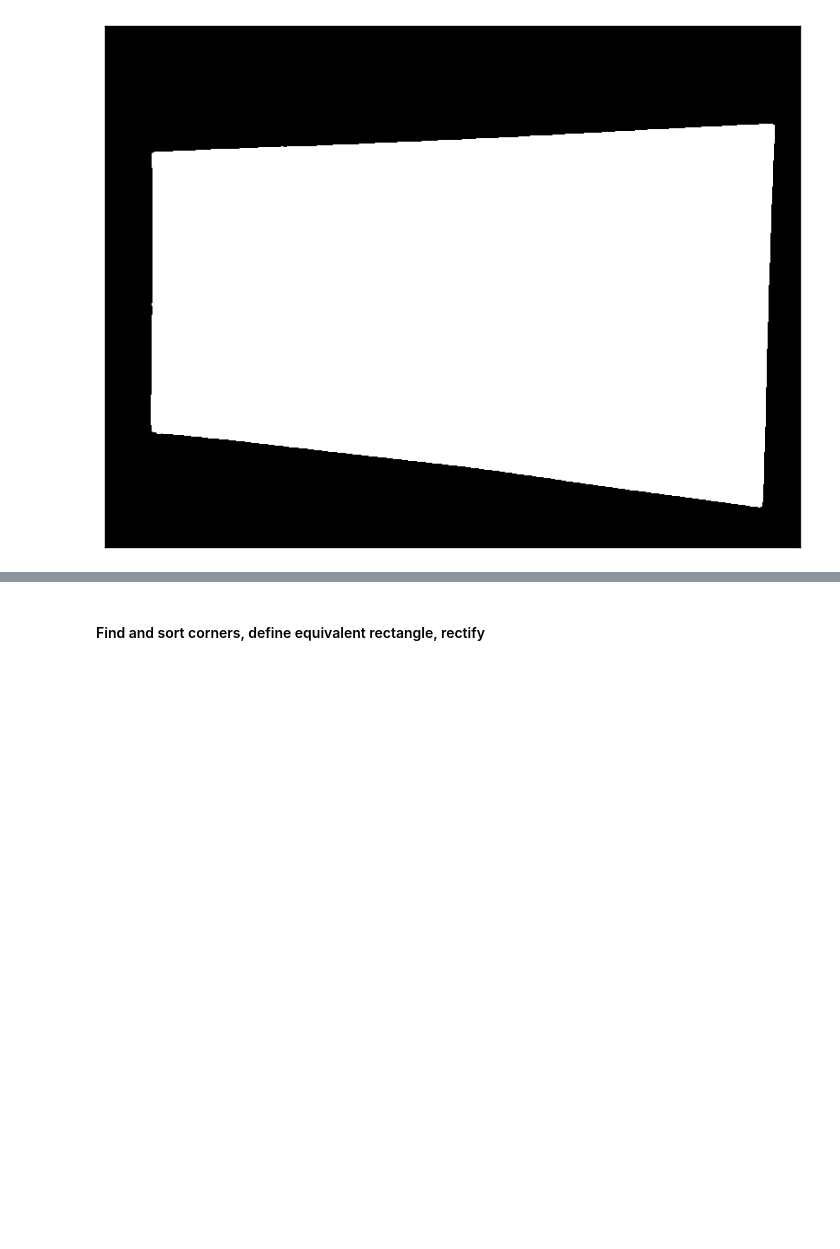
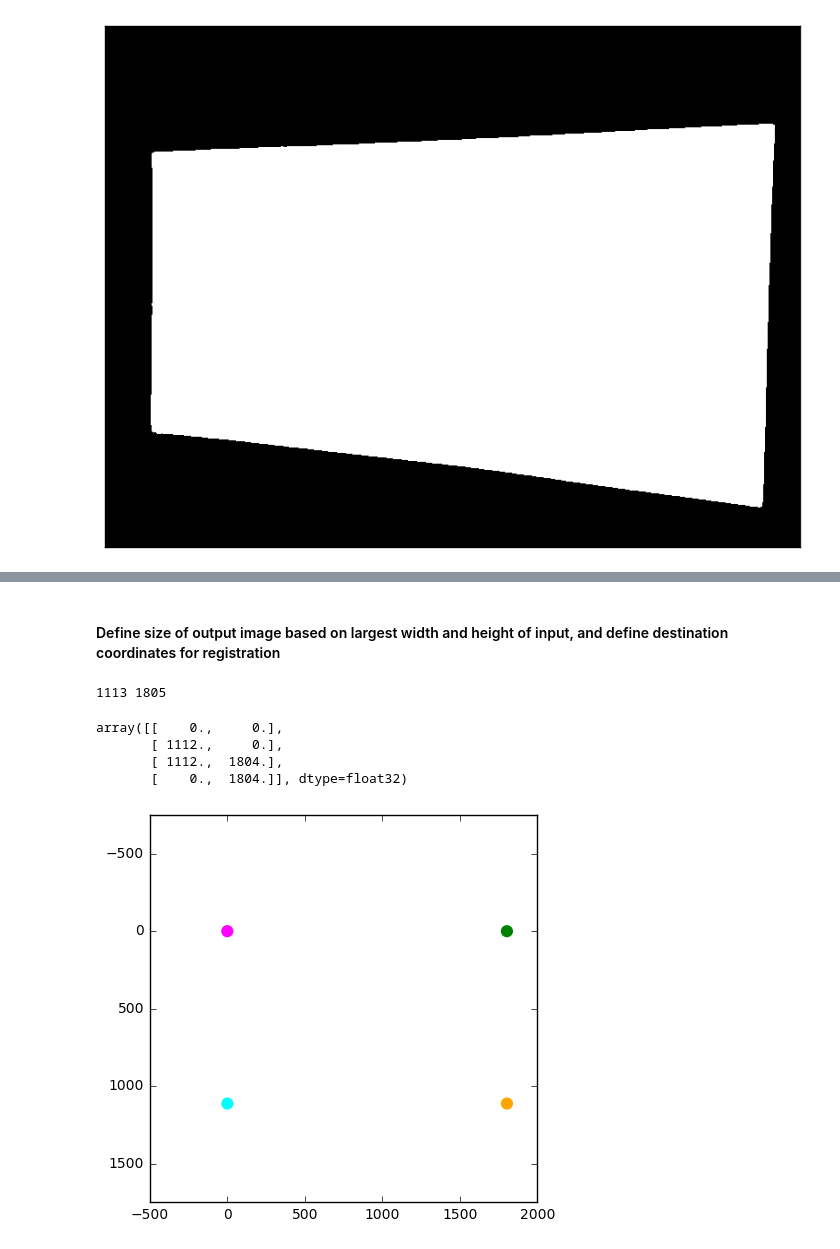
Before and after one commit to mycarta/rainbowbot, a Jupyter notebook: identify_isolate_rectify.ipynb, the cells around one changed output, grey strips where cells are left out. Saved outputs shown, nothing was run; the diff lists cells and outputs as text; code cells hidden in the pictures; blank space fills up the shorter version.

```diff
--- a/identify_isolate_rectify.ipynb
+++ b/identify_isolate_rectify.ipynb
@@ -168,2 +200,0 @@ plt.show()
-# %% [markdown]
-#### Find and sort corners, define equivalent rectangle, rectify
@@ -171,0 +201,36 @@ plt.show()
+# %% [markdown]
+#### Define size of output image based on largest width and height of input, and define destination coordinates for registration
+# %%
+w1 = np.sqrt(((sortedCoords[0, 1]-sortedCoords[3, 1])**2)+((sortedCoords[0, 0]-sortedCoords[3, 0])**2))
+w2 = np.sqrt(((sortedCoords[1, 1]-sortedCoords[2, 1])**2)+((sortedCoords[1, 0]-sortedCoords[2, 0])**2))
+
+h1 = np.sqrt(((sortedCoords[0, 1]-sortedCoords[1, 1])**2)+((sortedCoords[0, 0]-sortedCoords[1, 0])**2))
+h2 = np.sqrt(((sortedCoords[3, 1]-sortedCoords[2, 1])**2)+((sortedCoords[3, 0]-sortedCoords[2, 0])**2))
+
+w = max(int(w1), int(w2))
+h = max(int(h1), int(h2))
+
+print h,w
+# %% [output]
+1113 1805
+# %%
+dst = np.array([
+        [0, 0],
+        [h-1, 0],
+        [h-1, w-1],
+        [0, w-1]], dtype = 'float32')
+dst
+# %% [output]
+array([[    0.,     0.],
+       [ 1112.,     0.],
+       [ 1112.,  1804.],
+       [    0.,  1804.]], dtype=float32)
+# %%
+fig = plt.figure(figsize=(5,5))
+ax = fig.add_subplot(111)
+ax.scatter(dst[:, 1], dst[:, 0], s=60, color=['magenta', 'cyan', 'orange', 'green'])
+plt.axis('equal')
+plt.gca().invert_yaxis()
+plt.show()
+# %% [output]
+[figure, added]
```
Also changed, not shown: parts of 19 cells of this notebook.
